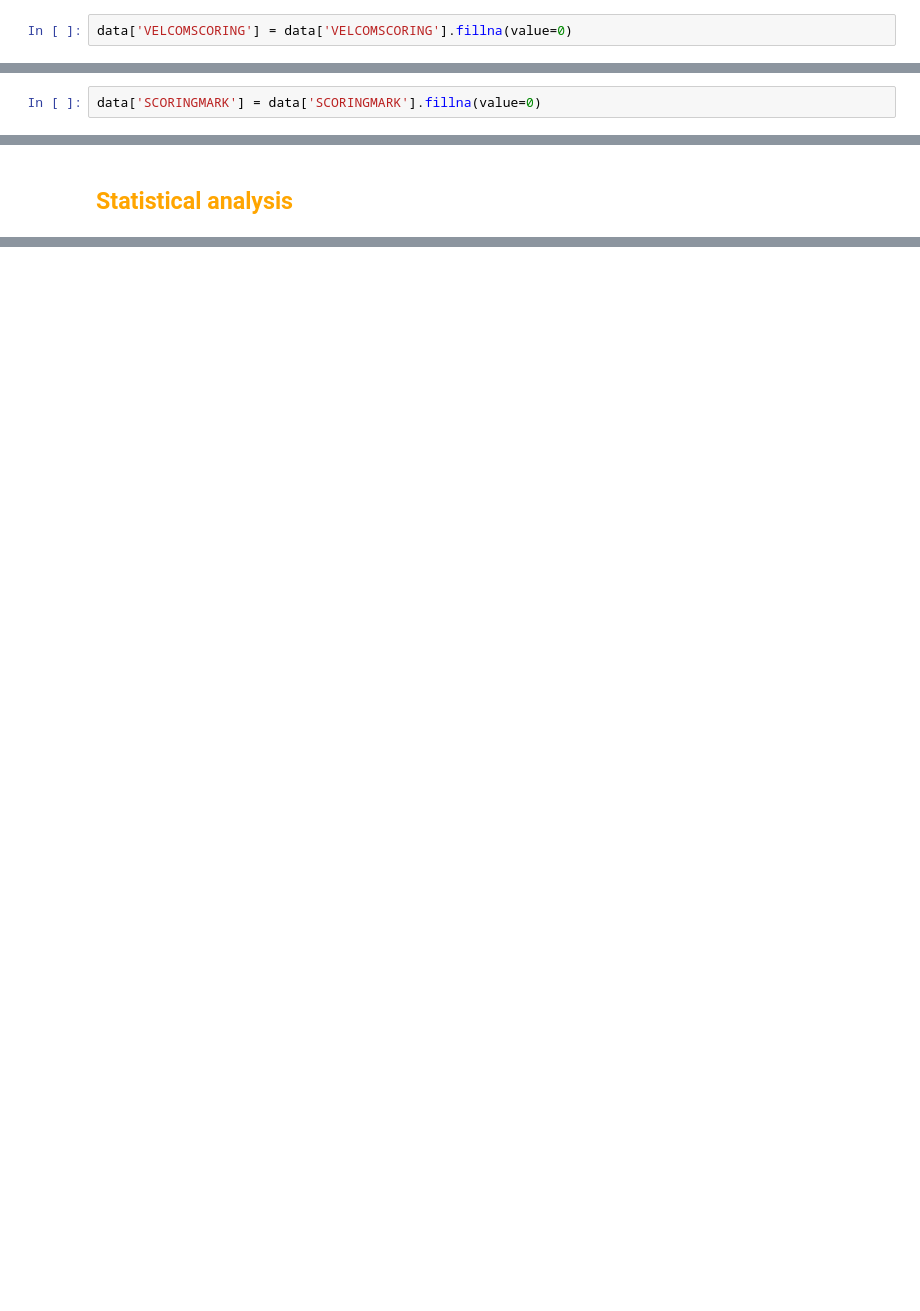
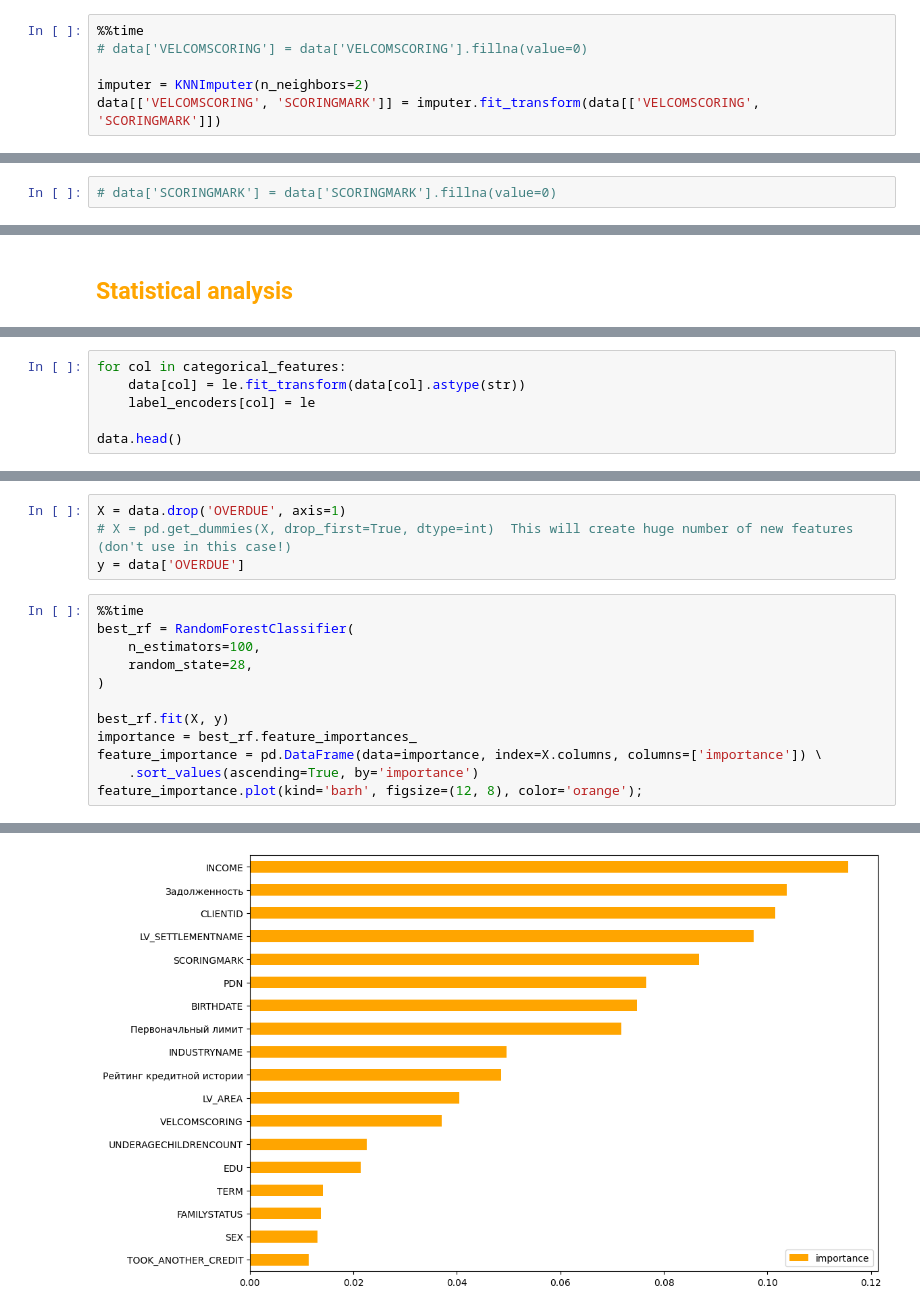
Before and after one commit to Ultraluxe25/BNB-Data-Scientist, a Jupyter notebook: kapturov_bnb.ipynb, the cells around one changed output, grey strips where cells are left out. Saved outputs shown, nothing was run; the diff lists cells and outputs as text; blank space fills up the shorter version.

Commit message:
Trained LogReg model, drew plots, checked correlation and fixed multicorrelation

```diff
--- a/kapturov_bnb.ipynb
+++ b/kapturov_bnb.ipynb
@@ -669,2 +684,6 @@ print(data['VELCOMSCORING'].sort_values().unique()[:20])
 # %%
-data['VELCOMSCORING'] = data['VELCOMSCORING'].fillna(value=0)
+%%time
+# data['VELCOMSCORING'] = data['VELCOMSCORING'].fillna(value=0)
+
+imputer = KNNImputer(n_neighbors=2)
+data[['VELCOMSCORING', 'SCORINGMARK']] = imputer.fit_transform(data[['VELCOMSCORING', 'SCORINGMARK']])
@@ -680,2 +702,2 @@ array([-108.,  -90.,  -75.,  -74.,  -69.,  -61.,  -60.,  -49.,  -46.,
 # %%
-data['SCORINGMARK'] = data['SCORINGMARK'].fillna(value=0)
+# data['SCORINGMARK'] = data['SCORINGMARK'].fillna(value=0)
@@ -707,0 +758,6 @@ dtype: int64
+# %%
+for col in categorical_features:
+    data[col] = le.fit_transform(data[col].astype(str))
+    label_encoders[col] = le
+
+data.head()
@@ -707,0 +785,17 @@ dtype: int64
+# %%
+X = data.drop('OVERDUE', axis=1)
+# X = pd.get_dummies(X, drop_first=True, dtype=int)  This will create huge number of new features (don't use in this case!)
+y = data['OVERDUE']
+# %%
+%%time
+best_rf = RandomForestClassifier(
+    n_estimators=100,
+    random_state=28,
+)
+
+best_rf.fit(X, y)
+importance = best_rf.feature_importances_
+feature_importance = pd.DataFrame(data=importance, index=X.columns, columns=['importance']) \
+    .sort_values(ascending=True, by='importance')
+feature_importance.plot(kind='barh', figsize=(12, 8), color='orange');
+# %% [output]
@@ -707,0 +804 @@ dtype: int64
+[figure, added]
```
Also changed, not shown: parts of 44 cells of this notebook.
